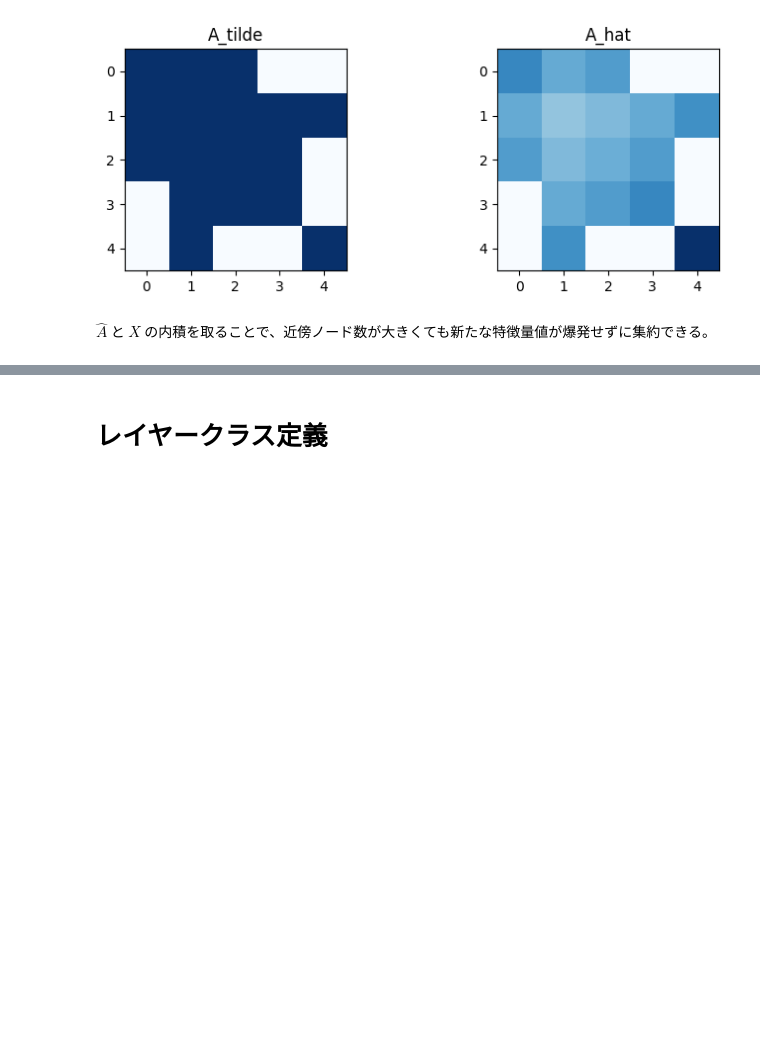
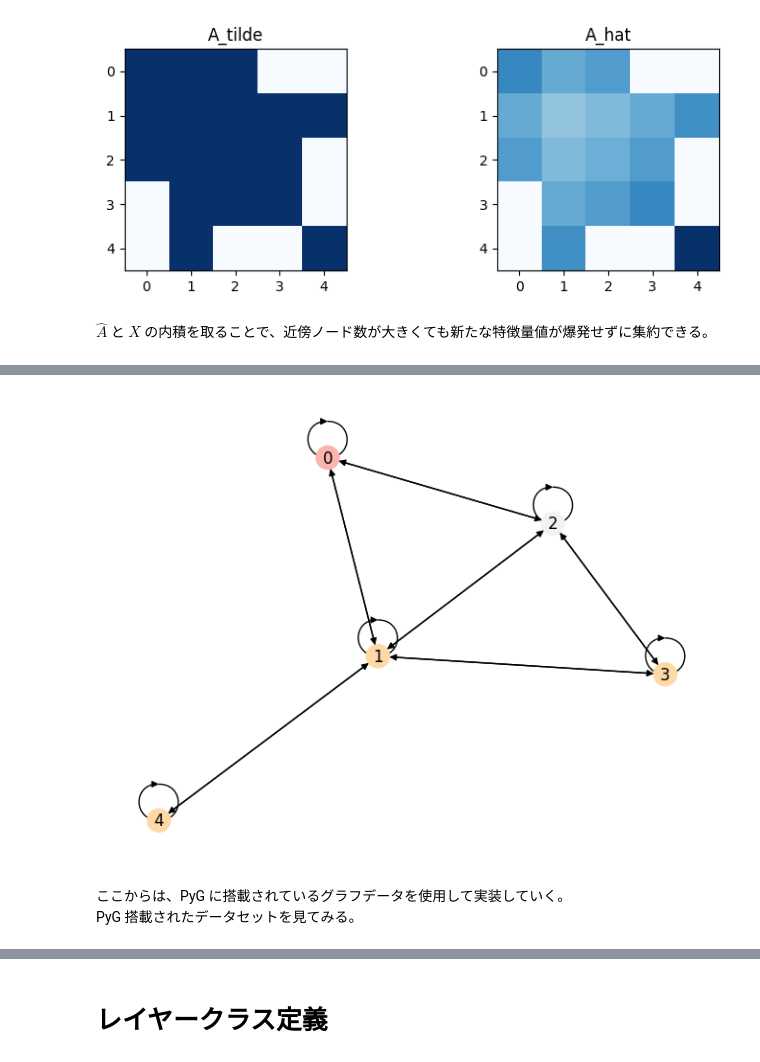
Before and after one commit to kurara-araruk/learning_GNNs, a Jupyter notebook: GCN_scratch.ipynb, the cells around one changed output, grey strips where cells are left out. Drawn from its saved outputs; the diff is of its cells as text; code cells hidden in the pictures; blank space fills up the shorter version.

```diff
--- a/GCN_scratch.ipynb
+++ b/GCN_scratch.ipynb
@@ -188,0 +201,10 @@ $$
+# %%
+new_E = np.array(new_E).T
+edge_index = torch.tensor(new_E, dtype=torch.long)
+print(f"2 * num_edge のエッジの配列 : \n{edge_index}")
+features = torch.tensor(X)
+print(f"ノードの特徴量 : \n{features}")
+labels = torch.tensor([0, 1, 2, 1, 1], dtype=torch.float)
+print(f"ノードのラベル : \n{labels}")
+data = Data(x=features, y=labels, edge_index=edge_index)
+print(f"グラフの簡易情報 : \n{data}")
@@ -188,0 +225,18 @@ $$
+# %%
+import networkx as nx
+from torch_geometric.utils import to_networkx
+import matplotlib.cm as cm
+
+nxg = to_networkx(data)
+unique_classes = list(set(labels.tolist()))
+num_classes = len(unique_classes)
+colormap = cm.get_cmap('Pastel1', num_classes)
+class_to_color = {cls: colormap(i) for i, cls in enumerate(unique_classes)}
+node_colors = [class_to_color[int(data.y[i].item())] for i in range(num_node)]
+
+nx.draw(nxg, with_labels=True, node_color=node_colors)
+# %% [output]
+[figure, added]
+# %% [markdown]
+ここからは、PyG に搭載されているグラフデータを使用して実装していく。 \
+PyG 搭載されたデータセットを見てみる。
```
Also changed, not shown: parts of 17 cells of this notebook.
